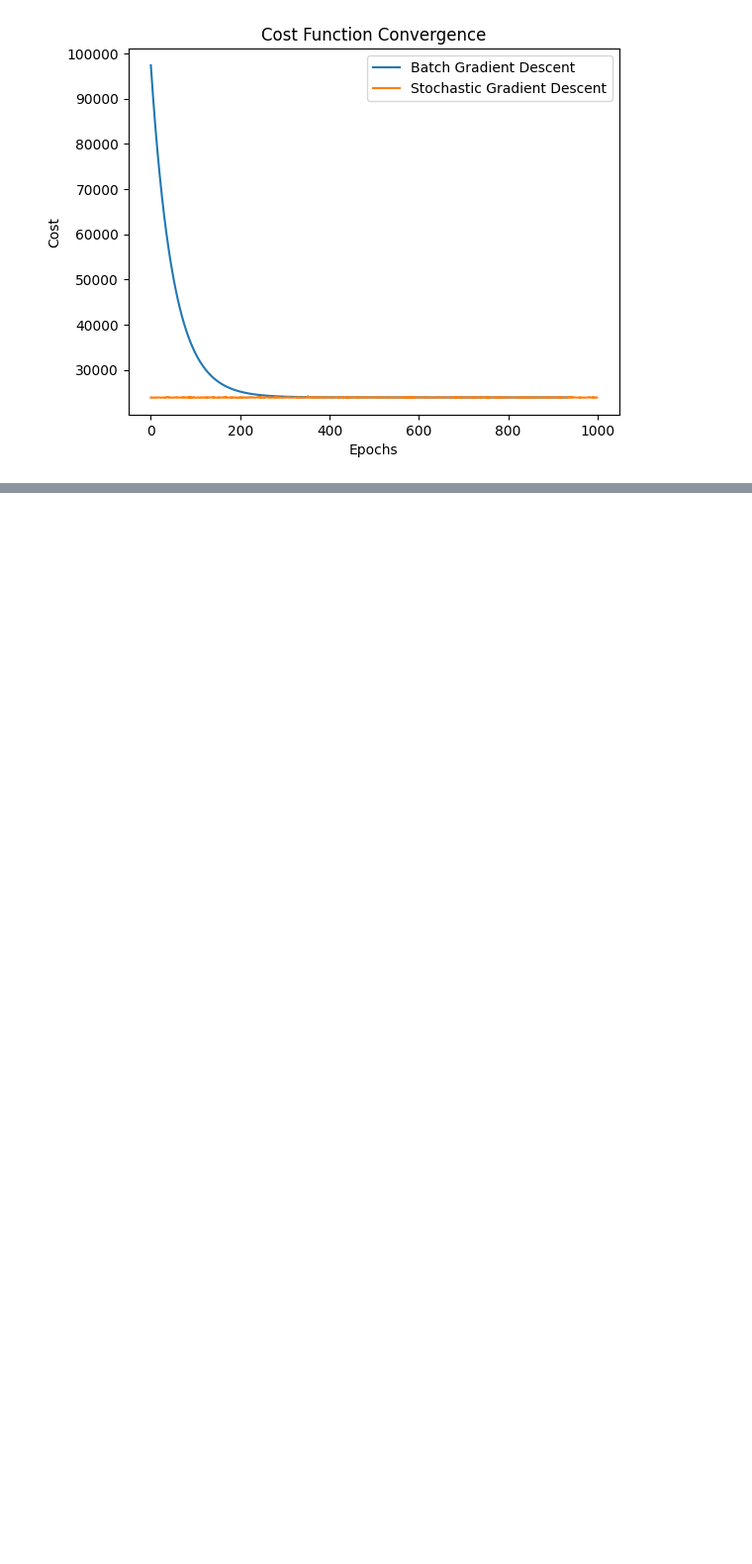
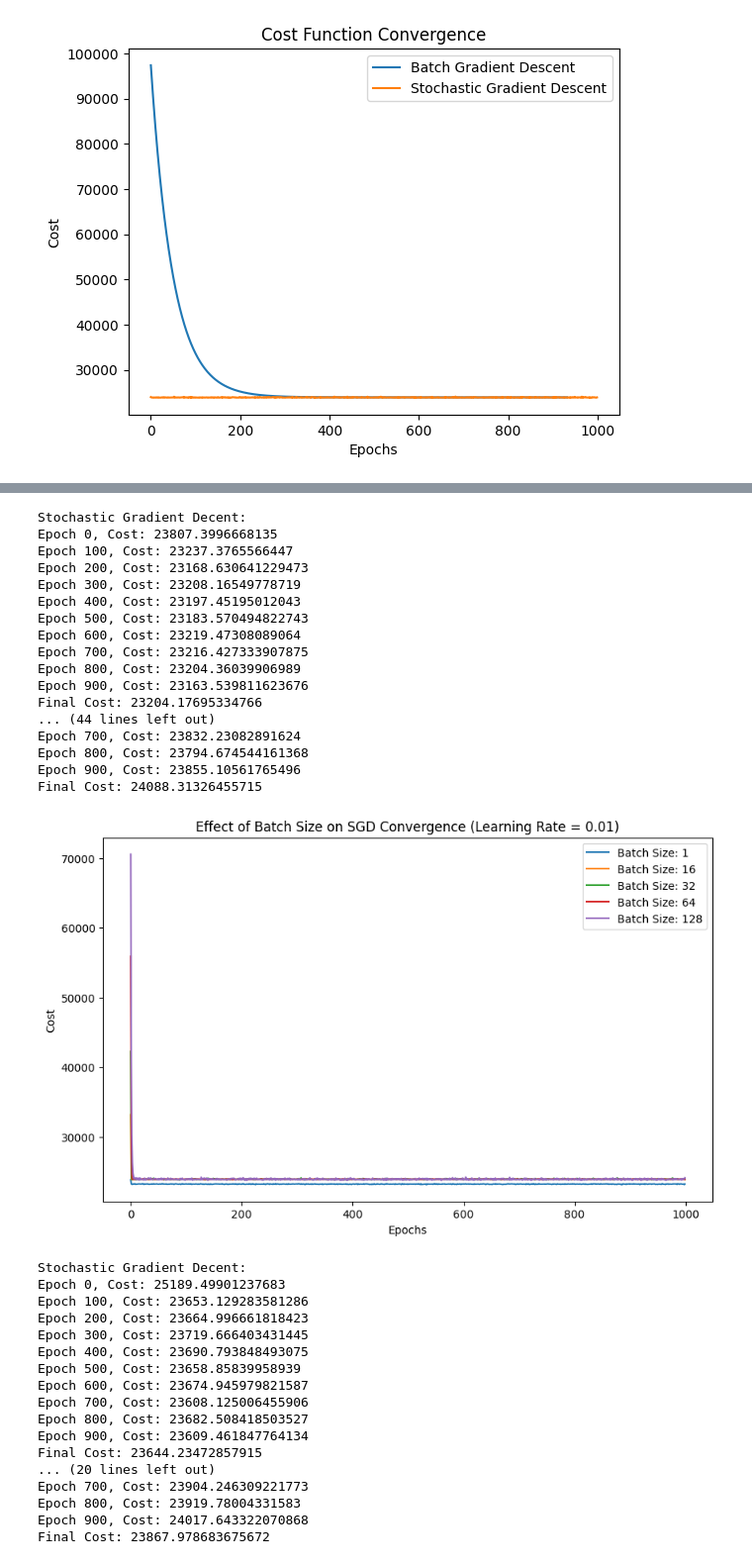
Before and after one commit to vulpeex/2401-ELL409_ML, a Jupyter notebook: 01_Linear-Regression/Assignment1_re.ipynb, the cells around one changed output, grey strips where cells are left out. Shown: that part at 99% size. Saved outputs shown, nothing was run; the diff lists cells and outputs as text; code cells hidden in the pictures; blank space fills up the shorter version.

```diff
--- a/01_Linear-Regression/Assignment1_re.ipynb
+++ b/01_Linear-Regression/Assignment1_re.ipynb
@@ -249,0 +280,70 @@ plt.show()
+# %%
+# Function to run SGD with different batch sizes and learning rates
+def test_sgd_with_varied_params(X_train, y_train, theta, learning_rate, num_epochs, batch_size):
+    theta_sgd, cost_history_sgd = stochastic_gradient_descent(X_train, y_train, theta, learning_rate, num_epochs, batch_size)
+    return theta_sgd, cost_history_sgd
+
+# Parameters for experimentation
+batch_sizes = [1, 16, 32, 64, 128]
+learning_rates = [0.1, 0.01, 0.001]
+num_epochs = 1000
+
+# Visualizing the effect of different batch sizes
+plt.figure(figsize=(10, 6))
+for batch_size in batch_sizes:
+    theta_sgd, cost_history_sgd = test_sgd_with_varied_params(X_train, y_train, np.zeros(X_train.shape[1]), 0.01, num_epochs, batch_size)
+    plt.plot(cost_history_sgd, label=f'Batch Size: {batch_size}')
+
+plt.xlabel('Epochs')
+plt.ylabel('Cost')
+plt.title('Effect of Batch Size on SGD Convergence (Learning Rate = 0.01)')
+plt.legend()
+plt.show()
+
+# Visualizing the effect of different learning rates
+plt.figure(figsize=(10, 6))
+for lr in learning_rates:
+    theta_sgd, cost_history_sgd = test_sgd_with_varied_params(X_train, y_train, np.zeros(X_train.shape[1]), lr, num_epochs, 32)
+    plt.plot(cost_history_sgd, label=f'Learning Rate: {lr}')
+
+plt.xlabel('Epochs')
+plt.ylabel('Cost')
+plt.title('Effect of Learning Rate on SGD Convergence (Batch Size = 32)')
+plt.legend()
+plt.show()
+# %% [output]
+Stochastic Gradient Decent:
+Epoch 0, Cost: 23807.3996668135
+Epoch 100, Cost: 23237.3765566447
+Epoch 200, Cost: 23168.630641229473
+Epoch 300, Cost: 23208.16549778719
+Epoch 400, Cost: 23197.45195012043
+Epoch 500, Cost: 23183.570494822743
+Epoch 600, Cost: 23219.47308089064
+Epoch 700, Cost: 23216.427333907875
+Epoch 800, Cost: 23204.36039906989
+Epoch 900, Cost: 23163.539811623676
+Final Cost: 23204.17695334766
+... (44 lines left out)
+Epoch 700, Cost: 23832.23082891624
+Epoch 800, Cost: 23794.674544161368
+Epoch 900, Cost: 23855.10561765496
+Final Cost: 24088.31326455715
+[figure, added]
+Stochastic Gradient Decent:
+Epoch 0, Cost: 25189.49901237683
+Epoch 100, Cost: 23653.129283581286
+Epoch 200, Cost: 23664.996661818423
+Epoch 300, Cost: 23719.666403431445
+Epoch 400, Cost: 23690.793848493075
+Epoch 500, Cost: 23658.85839958939
+Epoch 600, Cost: 23674.945979821587
+Epoch 700, Cost: 23608.125006455906
+Epoch 800, Cost: 23682.508418503527
+Epoch 900, Cost: 23609.461847764134
+Final Cost: 23644.23472857915
+... (20 lines left out)
+Epoch 700, Cost: 23904.246309221773
+Epoch 800, Cost: 23919.78004331583
+Epoch 900, Cost: 24017.643322070868
+Final Cost: 23867.978683675672
```
Also changed, not shown: parts of 4 cells of this notebook, 1 other file.
